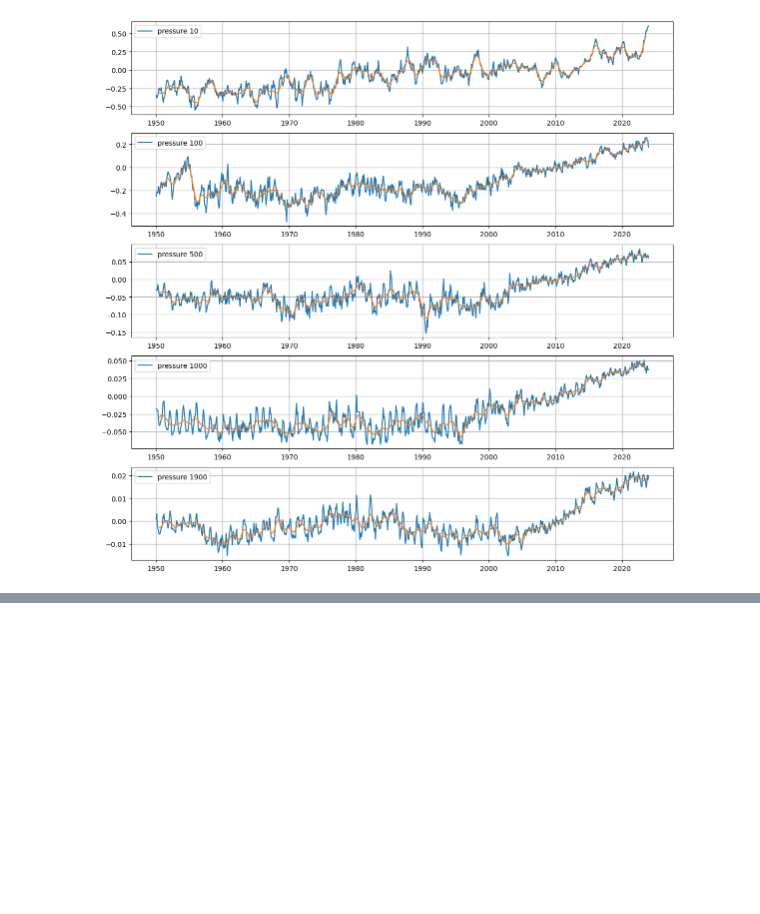
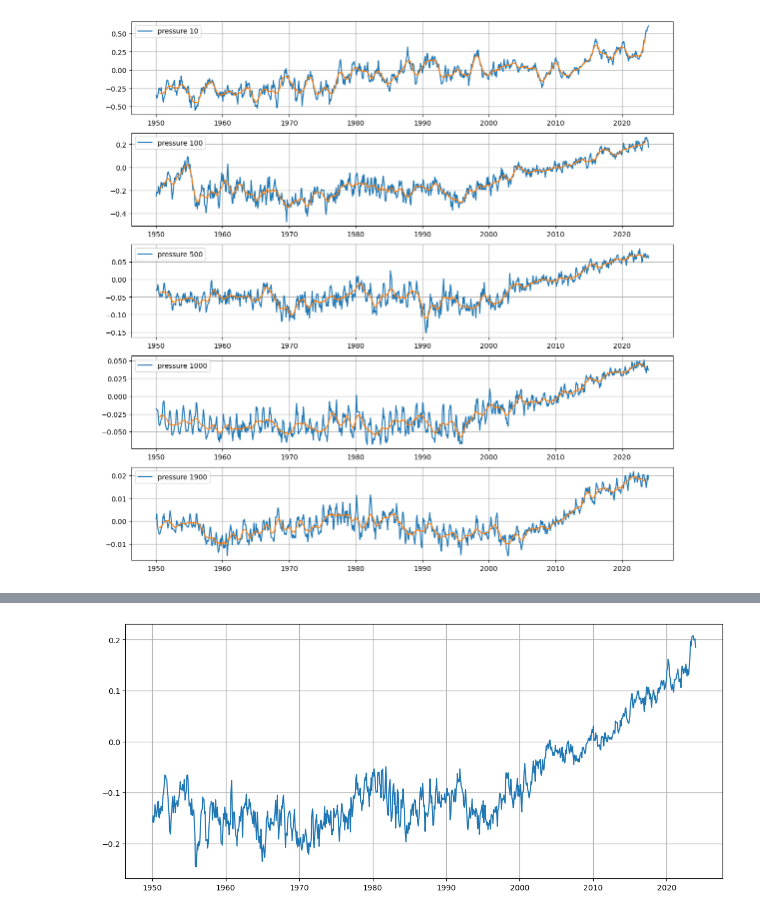
Before and after one commit to PedroVelez/ComparisonClimatologies, a Jupyter notebook: EN422g10_analisisData_monthly.ipynb, the cells around one changed output, grey strips where cells are left out. Cells and saved outputs as stored; diff of their text form; code cells hidden in the pictures; blank space fills up the shorter version.

```diff
--- a/EN422g10_analisisData_monthly.ipynb
+++ b/EN422g10_analisisData_monthly.ipynb
@@ -40,14 +39,14 @@ EN_salt=EN.salinity.sel(lat=slice( -60, 60))
 Create seasonal climatology from 1982 to 1992 and the asociated anomaly
 # %%
 #Create monthly climatology
-EN_temp_clim = EN_temp.sel(time=slice(yearC1,yearC2)).groupby('time.month').mean(dim='time').load();
-EN_salt_clim = EN_salt.sel(time=slice(yearC1,yearC2)).groupby('time.month').mean(dim='time').load();
+DC_temp_clim = DC_temp.sel(time=slice(yearC1,yearC2)).groupby('time.month').mean(dim='time').load();
+DC_salt_clim = DC_salt.sel(time=slice(yearC1,yearC2)).groupby('time.month').mean(dim='time').load();
 
 #Create anomaly
-EN_temp_anom = EN_temp.groupby('time.month') - EN_temp_clim
-EN_temp_anom.load();
+DC_temp_anom = DC_temp.groupby('time.month') - DC_temp_clim
+DC_temp_anom.load();
 
-EN_salt_anom = EN_salt.groupby('time.month') - EN_salt_clim
-EN_salt_anom.load();
+DC_salt_anom = DC_salt.groupby('time.month') - DC_salt_clim
+DC_salt_anom.load();
 # %%
 fig, ax = plt.subplots(1, 1 , figsize=(5,5))
@@ -113,0 +126,9 @@ for ipre in levels:
+# %%
+DC_temp_anom_global_2000m=DC_temp_anom_wmean.sel(depth=slice(0,2000)).mean("depth")
+DC_temp_anom_global_2000m.to_netcdf('./Data/EN422g10_temp_anom_global_2000m.nc')
+# %%
+ig, ax = plt.subplots(figsize = (14,6))
+ax.plot(DC.time,DC_temp_anom_global_2000m)
+ax.grid(linestyle='-', linewidth=.9)
+# %% [output]
+[figure, added]
```
Also changed, not shown: parts of 22 cells of this notebook, 11 other files.
